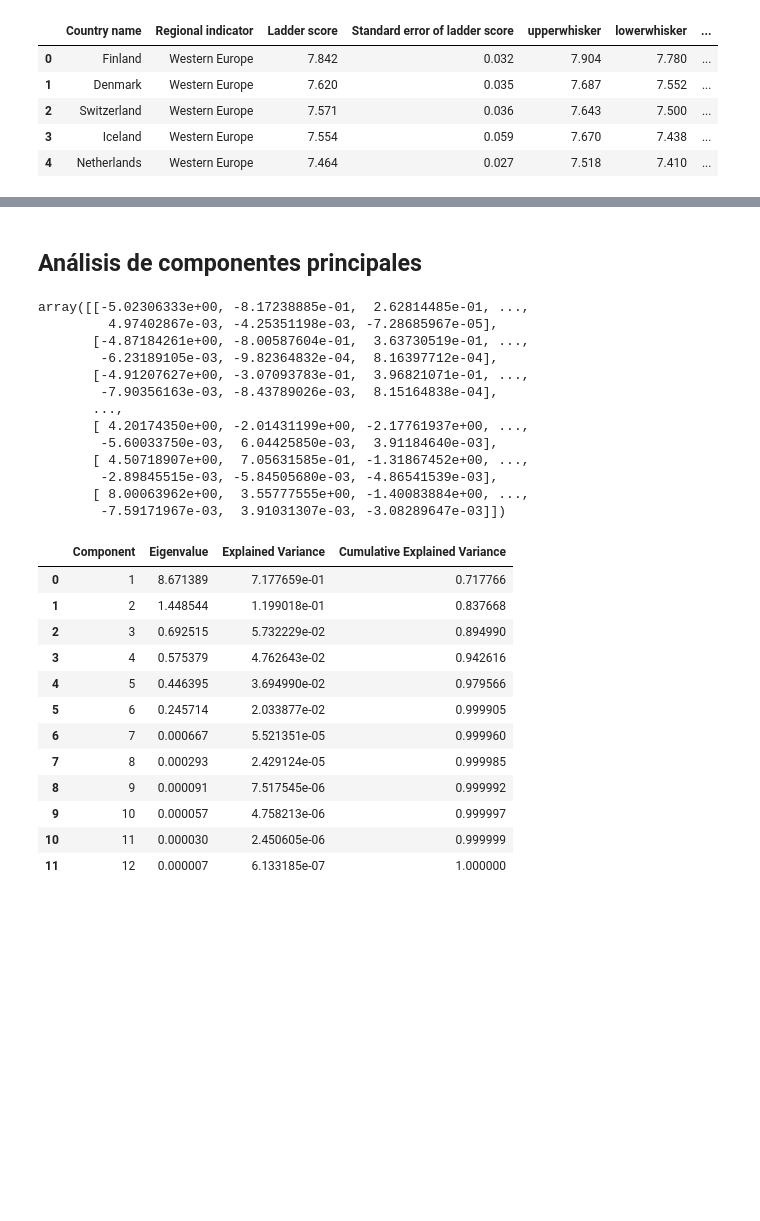
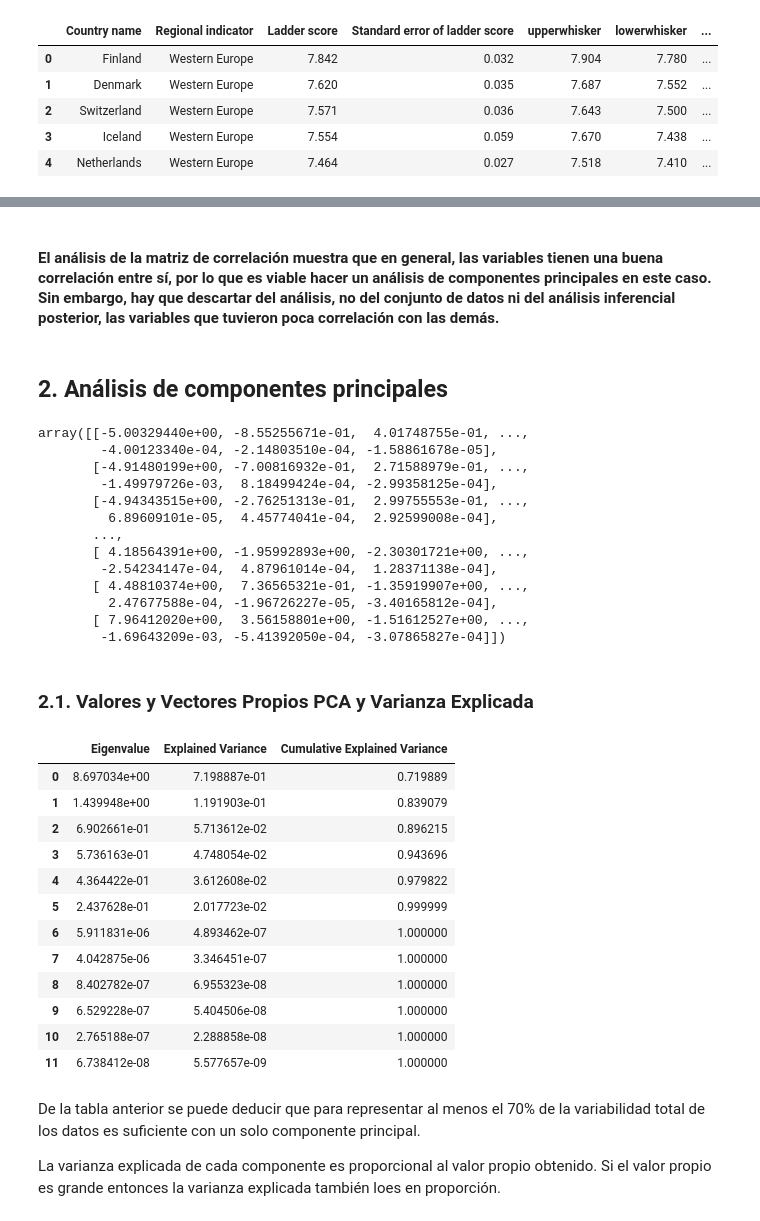
Before and after one commit to kevindmzapata/multivariate-statistics-course, a Jupyter notebook: TAREA_1/script.ipynb, the cells around one changed output, grey strips where cells are left out. Cells and saved outputs as stored; diff of their text form; code cells hidden in the pictures; blank space fills up the shorter version.

```diff
--- a/TAREA_1/script.ipynb
+++ b/TAREA_1/script.ipynb
@@ -15,3 +22,7 @@ df.head()
 | 2 | Switzerland | Western Europe | 7.571 | 0.036 | 7.643 | 7.500 | ... |
 | 3 | Iceland | Western Europe | 7.554 | 0.059 | 7.670 | 7.438 | ... |
 | 4 | Netherlands | Western Europe | 7.464 | 0.027 | 7.518 | 7.410 | ... |
+# %%
+# Renoimbrar las columnas como A1, A2, A3, ..., AN
+df.columns = ['A'+str(i) for i in range(1, len(df.columns)+1)]
+df.head()
@@ -60,5 +103,5 @@ memory usage: 23.4+ KB
 # %%
 # Remover variables que no se utilizaran
-df = df.drop(['Country name', 'Regional indicator', 'Ladder score in Dystopia'], axis=1)
+df = df.drop(['A1', 'A2', 'A13'], axis=1)
 df.head()
 # %% [output]
@@ -71,5 +118,5 @@ df.head()
 # %%
 # Redondear la base de datos con 3 decimales
-df = df.round(2)
+df = df.round(5)
 df.head()
 # %% [output]
@@ -144,5 +227,5 @@ plt.show()
 # %%
 # Remover variables con baja correlacion
-df = df.drop(['Generosity', 'Perceptions of corruption', 'Explained by: Generosity', 'Explained by: Perceptions of corruption', 'Dystopia + residual'], axis=1)
+df = df.drop(['A11', 'A12', 'A18', 'A19', 'A20'], axis=1)
 df.head()
 # %% [output]
@@ -175,7 +260,9 @@ Data columns (total 12 columns):
 dtypes: float64(12)
 memory usage: 14.1 KB
+# %% [markdown]
+#### El análisis de la matriz de correlación muestra que en general, las variables tienen una buena correlación entre sí, por lo que es viable hacer un análisis de componentes principales en este caso. Sin embargo, hay que descartar del análisis, no del conjunto de datos ni del análisis inferencial posterior, las variables que tuvieron poca correlación con las demás.
 # %% [markdown]
-## Análisis de componentes principales
+## 2. Análisis de componentes principales
 # %%
 # Escalar los datos
 from sklearn.preprocessing import StandardScaler
@@ -189,43 +276,49 @@ from sklearn.decomposition import PCA
 pca = PCA()
 pca.fit_transform(datos_scaled)
 # %% [output]
-array([[-5.02306333e+00, -8.17238885e-01,  2.62814485e-01, ...,
-         4.97402867e-03, -4.25351198e-03, -7.28685967e-05],
-       [-4.87184261e+00, -8.00587604e-01,  3.63730519e-01, ...,
-        -6.23189105e-03, -9.82364832e-04,  8.16397712e-04],
-       [-4.91207627e+00, -3.07093783e-01,  3.96821071e-01, ...,
-        -7.90356163e-03, -8.43789026e-03,  8.15164838e-04],
+array([[-5.00329440e+00, -8.55255671e-01,  4.01748755e-01, ...,
+        -4.00123340e-04, -2.14803510e-04, -1.58861678e-05],
+       [-4.91480199e+00, -7.00816932e-01,  2.71588979e-01, ...,
+        -1.49979726e-03,  8.18499424e-04, -2.99358125e-04],
+       [-4.94343515e+00, -2.76251313e-01,  2.99755553e-01, ...,
+         6.89609101e-05,  4.45774041e-04,  2.92599008e-04],
        ...,
-       [ 4.20174350e+00, -2.01431199e+00, -2.17761937e+00, ...,
-        -5.60033750e-03,  6.04425850e-03,  3.91184640e-03],
-       [ 4.50718907e+00,  7.05631585e-01, -1.31867452e+00, ...,
-        -2.89845515e-03, -5.84505680e-03, -4.86541539e-03],
-       [ 8.00063962e+00,  3.55777555e+00, -1.40083884e+00, ...,
-        -7.59171967e-03,  3.91031307e-03, -3.08289647e-03]])
+       [ 4.18564391e+00, -1.95992893e+00, -2.30301721e+00, ...,
+        -2.54234147e-04,  4.87961014e-04,  1.28371138e-04],
+       [ 4.48810374e+00,  7.36565321e-01, -1.35919907e+00, ...,
+         2.47677588e-04, -1.96726227e-05, -3.40165812e-04],
+       [ 7.96412020e+00,  3.56158801e+00, -1.51612527e+00, ...,
+        -1.69643209e-03, -5.41392050e-04, -3.07865827e-04]])
+# %% [markdown]
+### 2.1. Valores y Vectores Propios PCA y Varianza Explicada
 # %%
 # Obtener tablas de componentes principales y eigenvalores
 eigenvalues = pca.explained_variance_
 percentage_var = pca.explained_variance_ratio_
 acum_percentage_var = np.cumsum(percentage_var)
 
 # Crear tabla de componentes principales
 components = range(1, len(eigenvalues) + 1)
-components_table = pd.DataFrame({'Component': components, 'Eigenvalue': eigenvalues, 'Explained Variance': percentage_var, 'Cumulative Explained Variance': acum_percentage_var})
+components_table = pd.DataFrame({'Eigenvalue': eigenvalues, 'Explained Variance': percentage_var, 'Cumulative Explained Variance': acum_percentage_var})
 components_table
 # %% [output]
-|  | Component | Eigenvalue | Explained Variance | Cumulative Explained Variance |
-| 0 | 1 | 8.671389 | 7.177659e-01 | 0.717766 |
-| 1 | 2 | 1.448544 | 1.199018e-01 | 0.837668 |
-| 2 | 3 | 0.692515 | 5.732229e-02 | 0.894990 |
-| 3 | 4 | 0.575379 | 4.762643e-02 | 0.942616 |
-| 4 | 5 | 0.446395 | 3.694990e-02 | 0.979566 |
-| 5 | 6 | 0.245714 | 2.033877e-02 | 0.999905 |
-| 6 | 7 | 0.000667 | 5.521351e-05 | 0.999960 |
-| 7 | 8 | 0.000293 | 2.429124e-05 | 0.999985 |
-| 8 | 9 | 0.000091 | 7.517545e-06 | 0.999992 |
-| 9 | 10 | 0.000057 | 4.758213e-06 | 0.999997 |
-| 10 | 11 | 0.000030 | 2.450605e-06 | 0.999999 |
-| 11 | 12 | 0.000007 | 6.133185e-07 | 1.000000 |
+|  | Eigenvalue | Explained Variance | Cumulative Explained Variance |
+| 0 | 8.697034e+00 | 7.198887e-01 | 0.719889 |
+| 1 | 1.439948e+00 | 1.191903e-01 | 0.839079 |
+| 2 | 6.902661e-01 | 5.713612e-02 | 0.896215 |
+| 3 | 5.736163e-01 | 4.748054e-02 | 0.943696 |
+| 4 | 4.364422e-01 | 3.612608e-02 | 0.979822 |
+| 5 | 2.437628e-01 | 2.017723e-02 | 0.999999 |
+| 6 | 5.911831e-06 | 4.893462e-07 | 1.000000 |
+| 7 | 4.042875e-06 | 3.346451e-07 | 1.000000 |
+| 8 | 8.402782e-07 | 6.955323e-08 | 1.000000 |
+| 9 | 6.529228e-07 | 5.404506e-08 | 1.000000 |
+| 10 | 2.765188e-07 | 2.288858e-08 | 1.000000 |
+| 11 | 6.738412e-08 | 5.577657e-09 | 1.000000 |
+# %% [markdown]
+De la tabla anterior se puede deducir que para representar al menos el 70% de la variabilidad total de los datos es suficiente con un solo componente principal.
+
+La varianza explicada de cada componente es proporcional al valor propio obtenido. Si el valor propio es grande entonces la varianza explicada también loes en proporción.
 # %%
 def screen_plot(components_table):
     percentages = components_table['Explained Variance']
```
Also changed, not shown: parts of 44 cells of this notebook.
